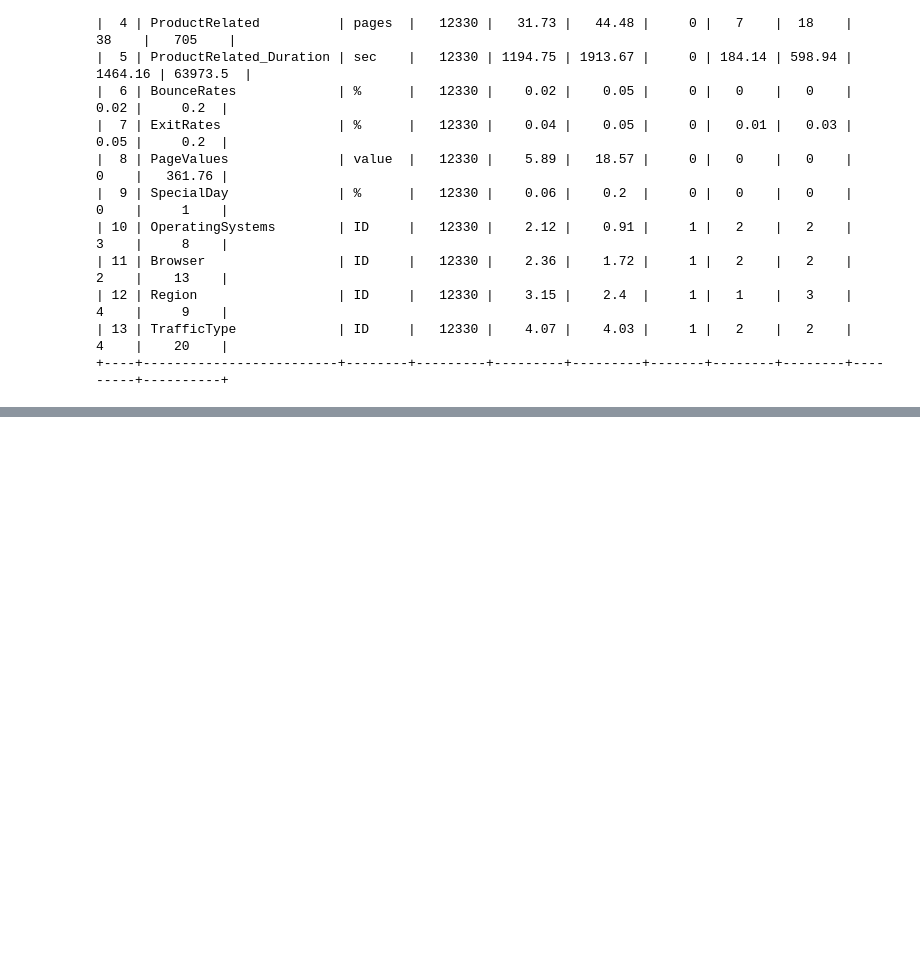
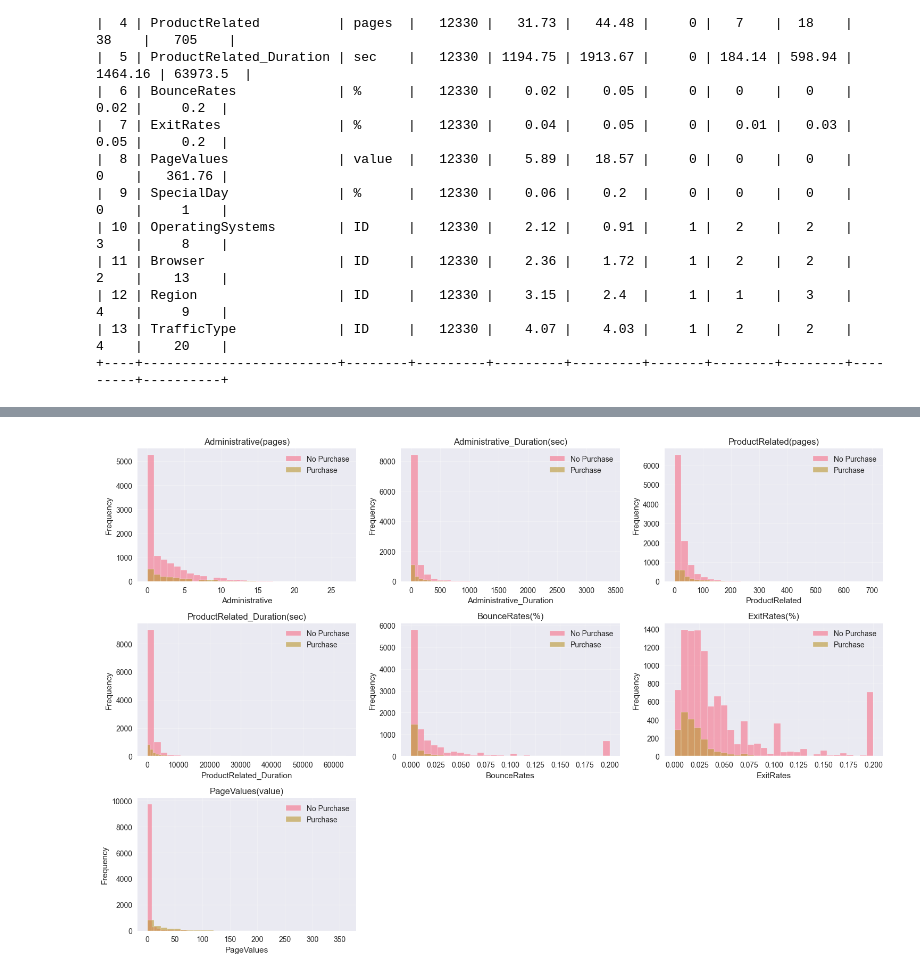
Before and after one commit to n3xus47/ML-in-python-CDV-Predicting-Purchase-Intentions, a Jupyter notebook: main.ipynb, the cells around one changed output, grey strips where cells are left out. Saved outputs shown, nothing was run; the diff lists cells and outputs as text; code cells hidden in the pictures; blank space fills up the shorter version.

```diff
--- a/main.ipynb
+++ b/main.ipynb
@@ -156,0 +195,17 @@ Raport statystyczny:
+# %%
+# Rozkłady wybranych zmiennych
+numeric_cols = ['Administrative','Administrative_Duration', 'ProductRelated',
+                'ProductRelated_Duration', 'BounceRates', 'ExitRates','PageValues']
+# Metadata
+metadata = {
+    'Administrative': 'pages',
+    'Administrative_Duration': 'sec',
+    'ProductRelated': 'pages',
+    'ProductRelated_Duration': 'sec',
+    'BounceRates': '%',
+    'ExitRates': '%',
+    'PageValues': 'value'
+}
+analyzer.visualize_distributions(data[numeric_cols + ['Revenue']], columns = numeric_cols, metadata=metadata)
+# %% [output]
+[figure, added]
```
Also changed, not shown: parts of 4 cells of this notebook, 1 other file.
